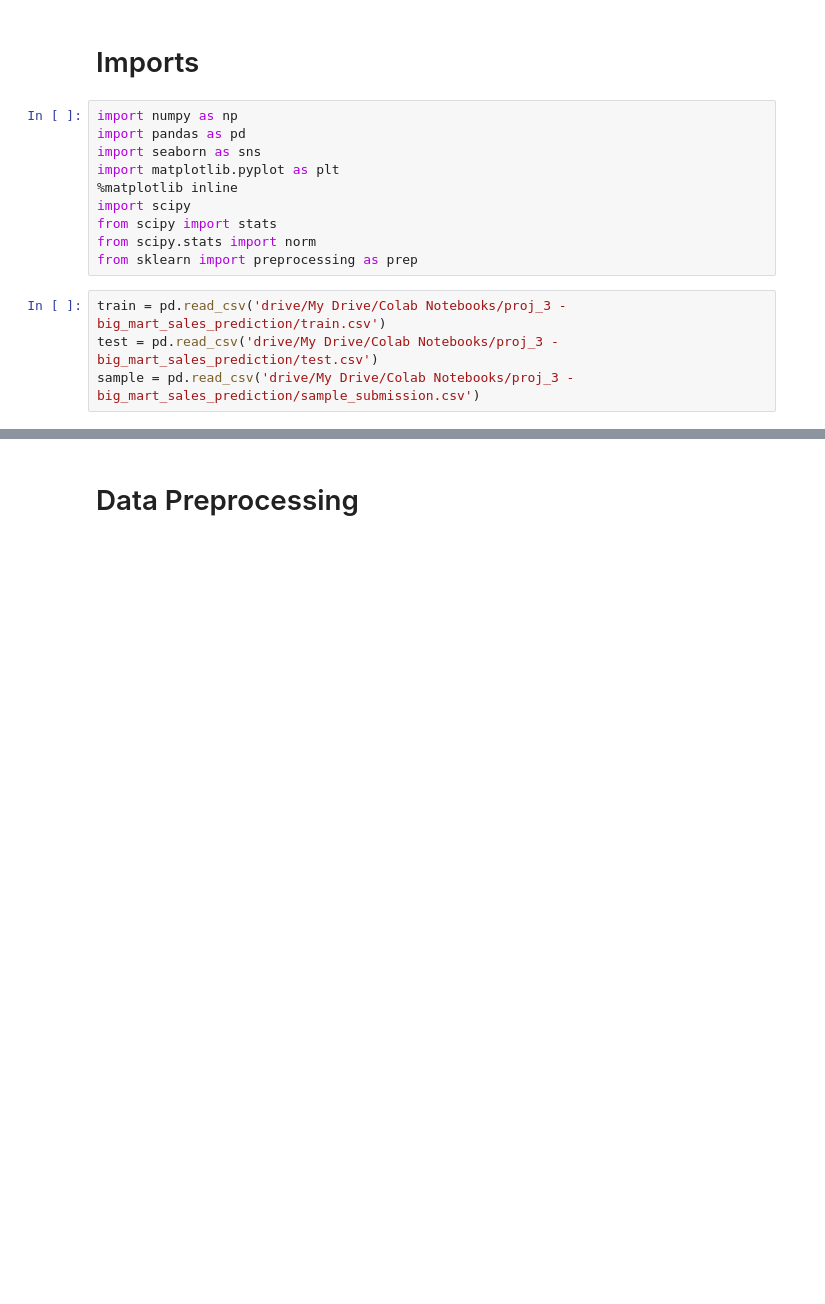
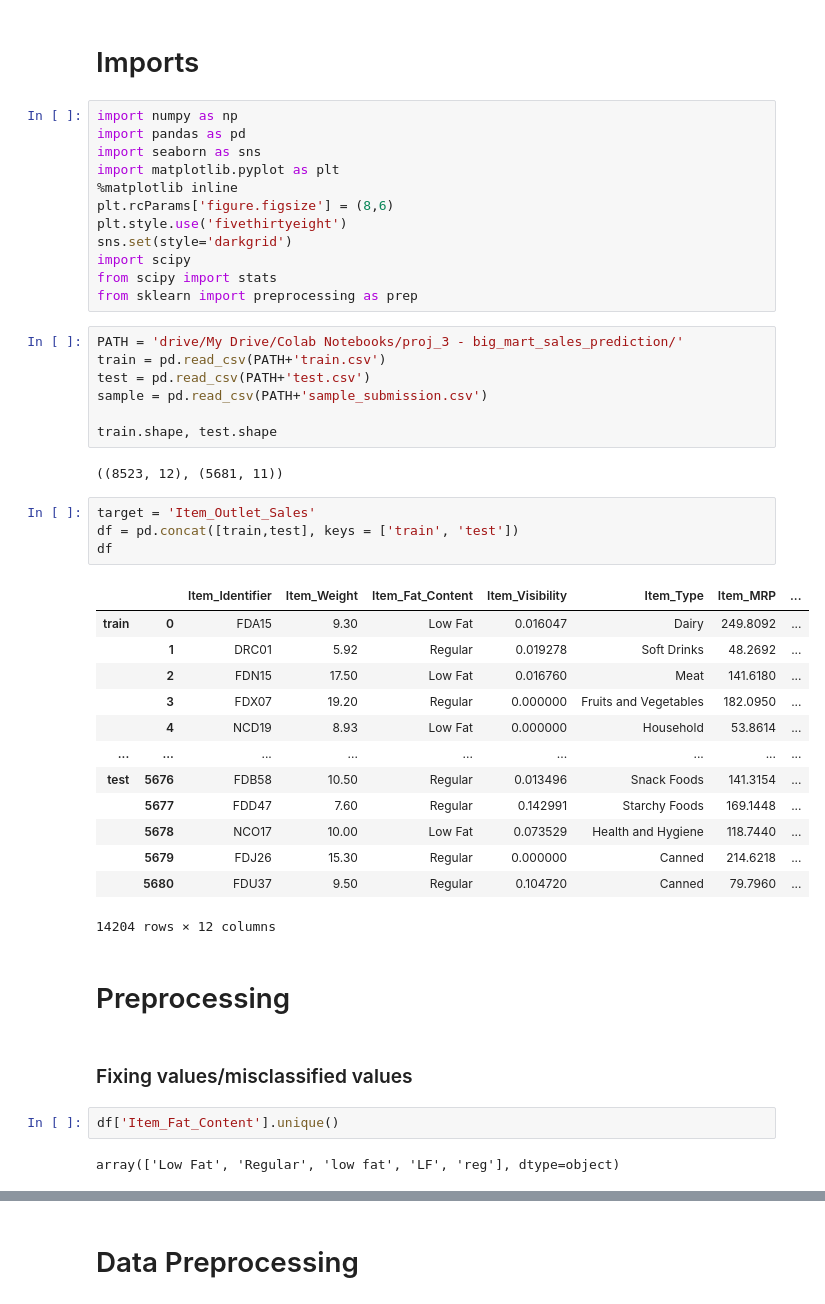
Before and after one commit to NavinMundhra/03_big_mart_sales_prediction, a Jupyter notebook: 03_sales_pred.ipynb, the cells around one changed output, grey strips where cells are left out. Cells and saved outputs as stored; diff of their text form; blank space fills up the shorter version.

```diff
--- a/03_sales_pred.ipynb
+++ b/03_sales_pred.ipynb
@@ -8,11 +8,44 @@ import pandas as pd
 import seaborn as sns
 import matplotlib.pyplot as plt
 %matplotlib inline
+plt.rcParams['figure.figsize'] = (8,6)
+plt.style.use('fivethirtyeight')
+sns.set(style='darkgrid')
 import scipy
 from scipy import stats
-from scipy.stats import norm
 from sklearn import preprocessing as prep
 # %%
-train = pd.read_csv('drive/My Drive/Colab Notebooks/proj_3 - big_mart_sales_prediction/train.csv')
-test = pd.read_csv('drive/My Drive/Colab Notebooks/proj_3 - big_mart_sales_prediction/test.csv')
-sample = pd.read_csv('drive/My Drive/Colab Notebooks/proj_3 - big_mart_sales_prediction/sample_submission.csv')
+PATH = 'drive/My Drive/Colab Notebooks/proj_3 - big_mart_sales_prediction/'
+train = pd.read_csv(PATH+'train.csv')
+test = pd.read_csv(PATH+'test.csv')
+sample = pd.read_csv(PATH+'sample_submission.csv')
+
+train.shape, test.shape
+# %% [output]
+((8523, 12), (5681, 11))
+# %%
+target = 'Item_Outlet_Sales'
+df = pd.concat([train,test], keys = ['train', 'test'])
+df
+# %% [output]
+|  |  | Item_Identifier | Item_Weight | Item_Fat_Content | Item_Visibility | Item_Type | Item_MRP | ... |
+| train | 0 | FDA15 | 9.30 | Low Fat | 0.016047 | Dairy | 249.8092 | ... |
+|  | 1 | DRC01 | 5.92 | Regular | 0.019278 | Soft Drinks | 48.2692 | ... |
+|  | 2 | FDN15 | 17.50 | Low Fat | 0.016760 | Meat | 141.6180 | ... |
+|  | 3 | FDX07 | 19.20 | Regular | 0.000000 | Fruits and Vegetables | 182.0950 | ... |
+|  | 4 | NCD19 | 8.93 | Low Fat | 0.000000 | Household | 53.8614 | ... |
+| ... | ... | ... | ... | ... | ... | ... | ... | ... |
+| test | 5676 | FDB58 | 10.50 | Regular | 0.013496 | Snack Foods | 141.3154 | ... |
+|  | 5677 | FDD47 | 7.60 | Regular | 0.142991 | Starchy Foods | 169.1448 | ... |
+|  | 5678 | NCO17 | 10.00 | Low Fat | 0.073529 | Health and Hygiene | 118.7440 | ... |
+|  | 5679 | FDJ26 | 15.30 | Regular | 0.000000 | Canned | 214.6218 | ... |
+|  | 5680 | FDU37 | 9.50 | Regular | 0.104720 | Canned | 79.7960 | ... |
+14204 rows × 12 columns
+# %% [markdown]
+# Preprocessing
+# %% [markdown]
+### Fixing values/misclassified values
+# %%
+df['Item_Fat_Content'].unique()
+# %% [output]
+array(['Low Fat', 'Regular', 'low fat', 'LF', 'reg'], dtype=object)
```
Also changed, not shown: parts of 33 cells of this notebook.
